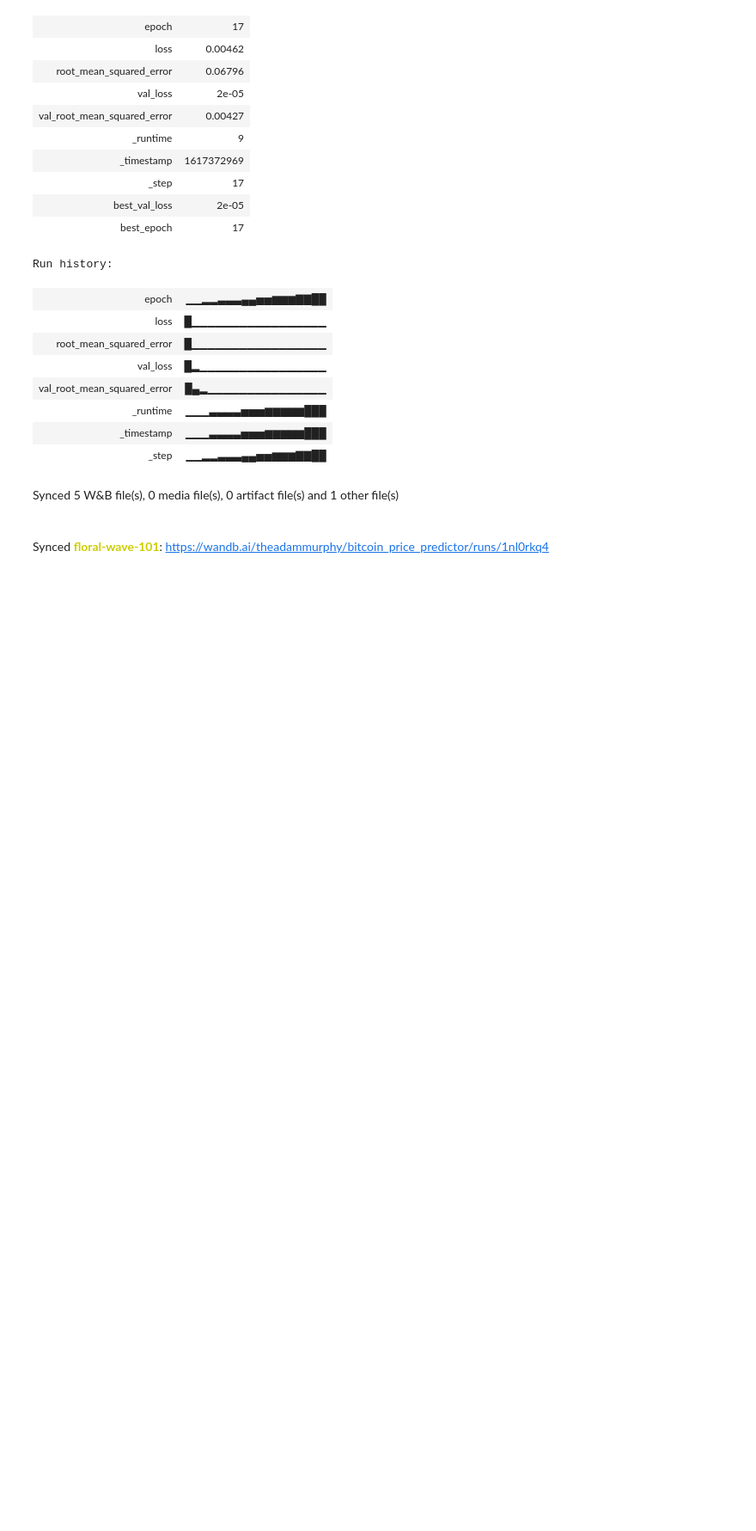
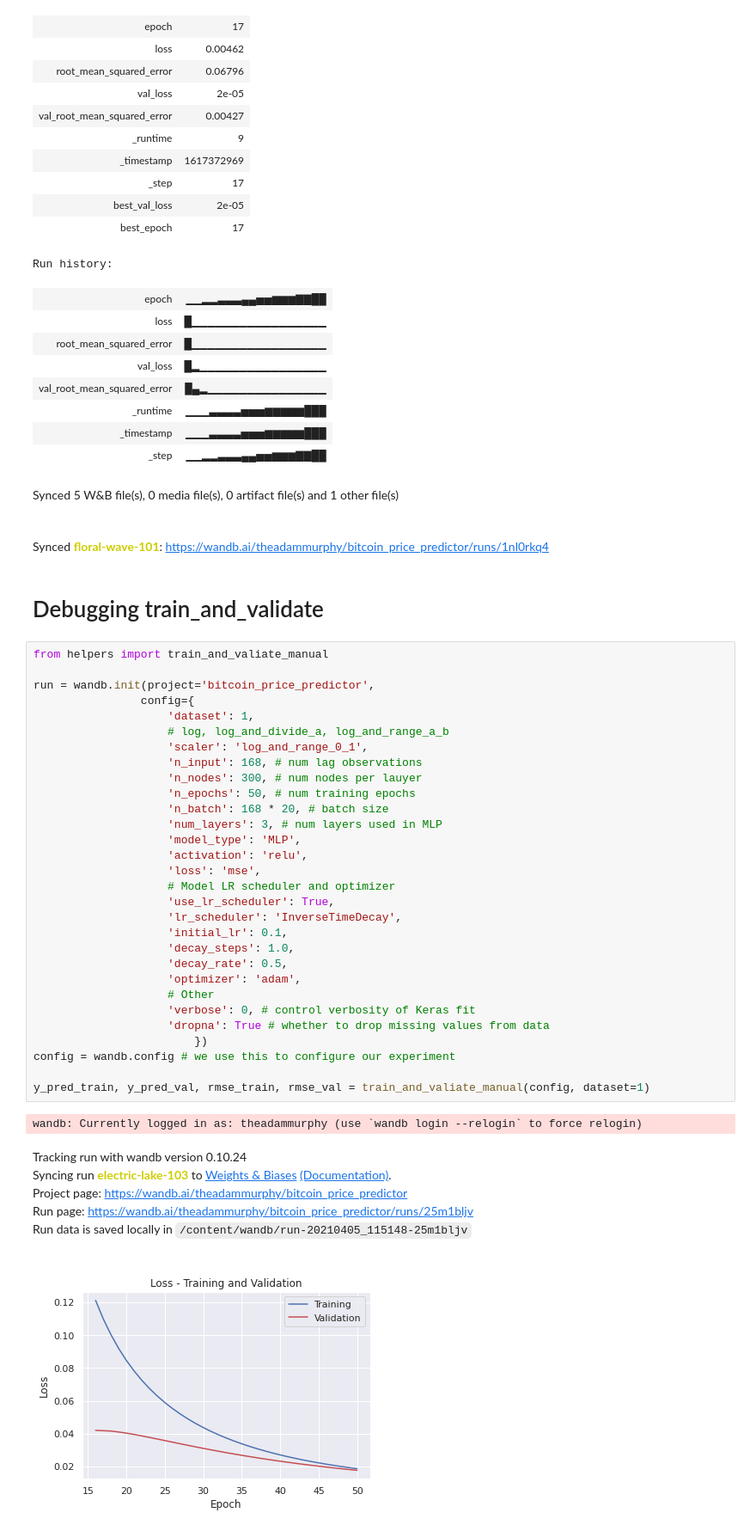
Before and after one commit to codeananda/bitcoin_price_predictor, a Jupyter notebook: price_predictor/keras_price_predictor.ipynb, the cells around one changed output. Shown at 86% size. Cells and saved outputs as stored; diff of their text form; blank space fills up the shorter version.

Commit message:
Debugged train_and_validate
Func works fine, the issue is scaling a number close to 0 onto a log scale. This gives negative RMSE values which are not the best for interpretation

```diff
--- a/price_predictor/keras_price_predictor.ipynb
+++ b/price_predictor/keras_price_predictor.ipynb
@@ -1770,3 +1774,43 @@ Run history:
 | _step | ▁▁▂▂▃▃▃▄▄▅▅▆▆▆▇▇██ |
 Synced 5 W&B file(s), 0 media file(s), 0 artifact file(s) and 1 other file(s)
 Synced floral-wave-101: https://wandb.ai/theadammurphy/bitcoin_price_predictor/runs/1nl0rkq4
+# %% [markdown]
+# Debugging train_and_validate
+# %%
+from helpers import train_and_valiate_manual
+
+run = wandb.init(project='bitcoin_price_predictor',
+                config={
+                    'dataset': 1,
+                    # log, log_and_divide_a, log_and_range_a_b
+                    'scaler': 'log_and_range_0_1',
+                    'n_input': 168, # num lag observations
+                    'n_nodes': 300, # num nodes per lauyer
+                    'n_epochs': 50, # num training epochs
+                    'n_batch': 168 * 20, # batch size
+                    'num_layers': 3, # num layers used in MLP
+                    'model_type': 'MLP',
+                    'activation': 'relu',
+                    'loss': 'mse',
+                    # Model LR scheduler and optimizer
+                    'use_lr_scheduler': True,
+                    'lr_scheduler': 'InverseTimeDecay',
+                    'initial_lr': 0.1,
+                    'decay_steps': 1.0,
+                    'decay_rate': 0.5,
+                    'optimizer': 'adam',
+                    # Other
+                    'verbose': 0, # control verbosity of Keras fit
+                    'dropna': True # whether to drop missing values from data
+                        })
+config = wandb.config # we use this to configure our experiment
+
+y_pred_train, y_pred_val, rmse_train, rmse_val = train_and_valiate_manual(config, dataset=1)
+# %% [output]
+wandb: Currently logged in as: theadammurphy (use `wandb login --relogin` to force relogin)
+Tracking run with wandb version 0.10.24
+Syncing run electric-lake-103 to Weights & Biases (Documentation).
+Project page: https://wandb.ai/theadammurphy/bitcoin_price_predictor
+Run page: https://wandb.ai/theadammurphy/bitcoin_price_predictor/runs/25m1bljv
+Run data is saved locally in /content/wandb/run-20210405_115148-25m1bljv
+[figure, added]
```
Also changed, not shown: parts of 14 cells of this notebook.
